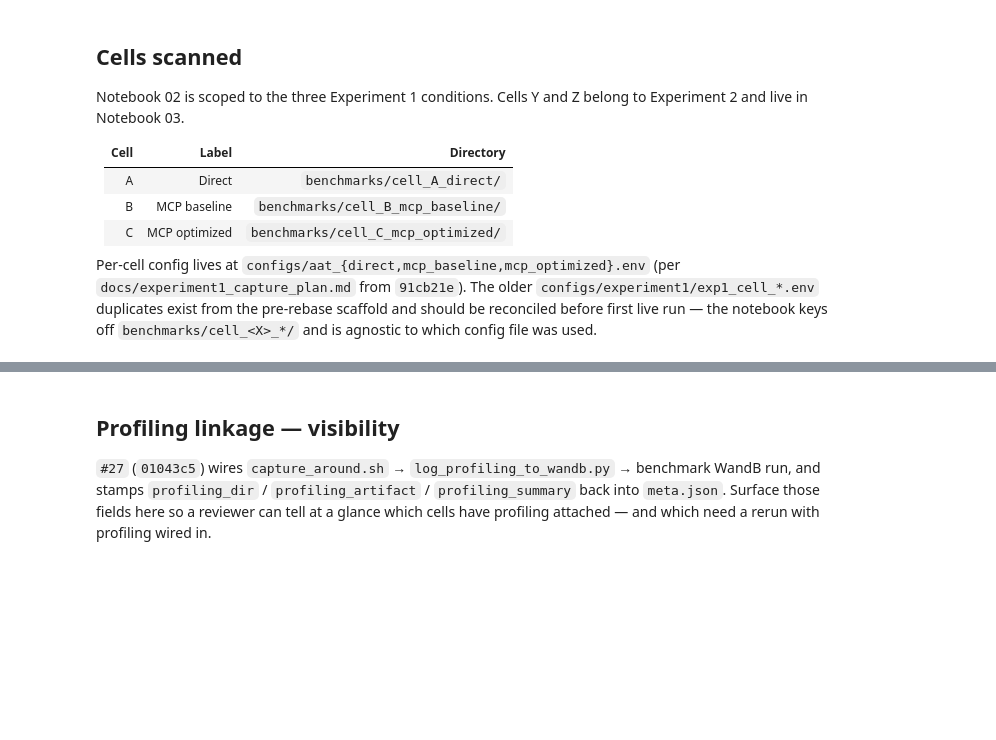
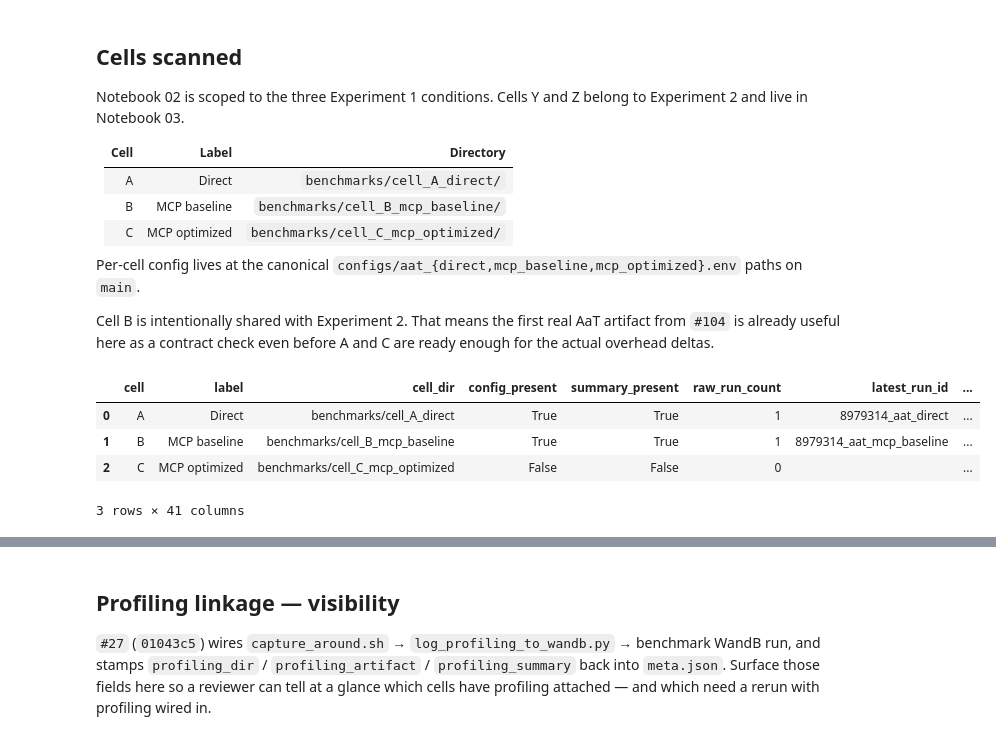
Before and after one commit to HPML6998-S26-Team13/hpml-assetopsbench-smart-grid-mcp, a Jupyter notebook: notebooks/02_latency_analysis.ipynb, the cells around one changed output, grey strips where cells are left out. Drawn from its saved outputs; the diff is of its cells as text; code cells hidden in the pictures; blank space fills up the shorter version.

```diff
--- a/notebooks/02_latency_analysis.ipynb
+++ b/notebooks/02_latency_analysis.ipynb
@@ -64,7 +97,9 @@ Notebook 02 is scoped to the three Experiment 1 conditions. Cells Y and Z belong
 | B | MCP baseline | `benchmarks/cell_B_mcp_baseline/` |
 | C | MCP optimized | `benchmarks/cell_C_mcp_optimized/` |
 
-Per-cell config lives at `configs/aat_{direct,mcp_baseline,mcp_optimized}.env` (per `docs/experiment1_capture_plan.md` from `91cb21e`). The older `configs/experiment1/exp1_cell_*.env` duplicates exist from the pre-rebase scaffold and should be reconciled before first live run — the notebook keys off `benchmarks/cell_<X>_*/` and is agnostic to which config file was used.
+Per-cell config lives at the canonical `configs/aat_{direct,mcp_baseline,mcp_optimized}.env` paths on `main`.
+
+Cell B is intentionally shared with Experiment 2. That means the first real AaT artifact from `#104` is already useful here as a contract check even before A and C are ready enough for the actual overhead deltas.
 # %%
 CELL_SPECS = [
     {"cell": "A", "label": "Direct",        "path": BENCHMARKS_DIR / "cell_A_direct"},
@@ -94,6 +129,9 @@ SUMMARY_FIELDS = [
 ]
 
 META_PROFILING_FIELDS = ["profiling_dir", "profiling_artifact", "profiling_summary"]
+EXPECTED_SHARED_B_CONTRIBUTING_EXPERIMENTS = frozenset({"exp1_mcp_overhead", "exp2_orchestration"})
+EXPECTED_LATENCY_COLUMNS = frozenset({"scenario_file", "trial_index", "latency_seconds", "output_path"})
+
 
 def _load_json(path: Path):
     if not path.exists():
@@ -103,11 +141,40 @@ def _load_json(path: Path):
     except json.JSONDecodeError:
         return None
 
+
+def _load_jsonl(path: Path) -> tuple[list[dict], list[dict]]:
+    """Read a JSONL file. Returns (rows, parse_errors).
+
+    Each parse_error is `{"path": str(path), "line_number": int, "raw": str, "reason": str}`.
+    Caller decides how loud to be — `_count_jsonl_rows` ignores errors for the
+    cheap availability count, but the Cell B contract validator surfaces them
+    as an explicit failing check so corrupt artifacts cannot hide downstream.
+    """
+    rows: list[dict] = []
+    errors: list[dict] = []
+    if path is None or not path.exists():
+        return rows, errors
+    with path.open() as handle:
+        for lineno, line in enumerate(handle, start=1):
+            stripped = line.strip()
+            if not stripped:
+                continue
+            try:
+                rows.append(json.loads(stripped))
+            except json.JSONDecodeError as exc:
+                errors.append({
+                    "path": str(path),
+                    "line_number": lineno,
+                    "raw": stripped[:200],
+                    "reason": str(exc),
+                })
+    return rows, errors
+
+
 def _count_jsonl_rows(path: Path) -> int:
-    if path is None or not path.exists():
-        return 0
-    with path.open() as handle:
-        return sum(1 for line in handle if line.strip())
+    rows, _ = _load_jsonl(path)
+    return len(rows)
+
 
 def _parse_iso_ts(ts: str | None):
     """Return a timezone-aware datetime from an ISO-8601 string, or None.
@@ -123,6 +190,7 @@ def _parse_iso_ts(ts: str | None):
         return datetime.fromisoformat(normalized)
     except (TypeError, ValueError):
         return None
+
 
 def _latest_run_dir(raw_dir: Path) -> Path | None:
     """Pick the latest run dir by parsed `meta.json.started_at`; fall back to mtime.
@@ -155,36 +223,60 @@ def _latest_run_dir(raw_dir: Path) -> Path | None:
         return max(with_ts, key=lambda pair: pair[0])[1]
     return max(without_ts, key=lambda pair: pair[0])[1]
 
+
+def _resolve_repo_path(raw_path: str | None) -> Path | None:
+    if not raw_path:
+        return None
+    path = Path(raw_path)
+    return path if path.is_absolute() else REPO_ROOT / path
+
+
+def _scenario_jsons(run_dir: Path) -> list[Path]:
+    if not run_dir.exists():
+        return []
+    return sorted(
+        p for p in run_dir.glob("*.json")
+        if p.name not in {"meta.json", "summary.json", "config.json"}
+    )
+
+
 def scan_cell(cell_spec: dict) -> dict:
     cell_dir = cell_spec["path"]
     raw_dir = cell_dir / "raw"
     run_dirs = sorted([p for p in raw_dir.iterdir() if p.is_dir()]) if raw_dir.exists() else []
     latest_run = _latest_run_dir(raw_dir)
 
     summary = _load_json(cell_dir / "summary.json")
     config = _load_json(cell_dir / "config.json")
     latencies_path = latest_run / "latencies.jsonl" if latest_run else None
     meta = _load_json(latest_run / "meta.json") if latest_run else None
 
     row = {
         "cell": cell_spec["cell"],
         "label": cell_spec["label"],
         "cell_dir": str(cell_dir.relative_to(REPO_ROOT)),
         "config_present": (cell_dir / "config.json").exists(),
         "summary_present": (cell_dir / "summary.json").exists(),
         "raw_run_count": len(run_dirs),
         "latest_run_id": latest_run.name if latest_run else "",
         "latency_rows": _count_jsonl_rows(latencies_path) if latencies_path else 0,
     }
     for field in SUMMARY_FIELDS:
         row[field] = summary.get(field) if summary else None
     # Profiling linkage (#27) stamps these onto meta.json for the linked run.
     for field in META_PROFILING_FIELDS:
         row[field] = meta.get(field) if meta else None
     return row
 
+
 availability_df = pd.DataFrame(scan_cell(spec) for spec in CELL_SPECS)
 availability_df
+# %% [output]
+|  | cell | label | cell_dir | config_present | summary_present | raw_run_count | latest_run_id | ... |
+| 0 | A | Direct | benchmarks/cell_A_direct | True | True | 1 | 8979314_aat_direct | ... |
+| 1 | B | MCP baseline | benchmarks/cell_B_mcp_baseline | True | True | 1 | 8979314_aat_mcp_baseline | ... |
+| 2 | C | MCP optimized | benchmarks/cell_C_mcp_optimized | False | False | 0 |  | ... |
+3 rows × 41 columns
 # %%
 # Write the cheap availability snapshot so downstream consumers don't have
 # to rerun the scan just to see what exists.
```
Also changed, not shown: parts of 17 cells of this notebook, 5 other files.
